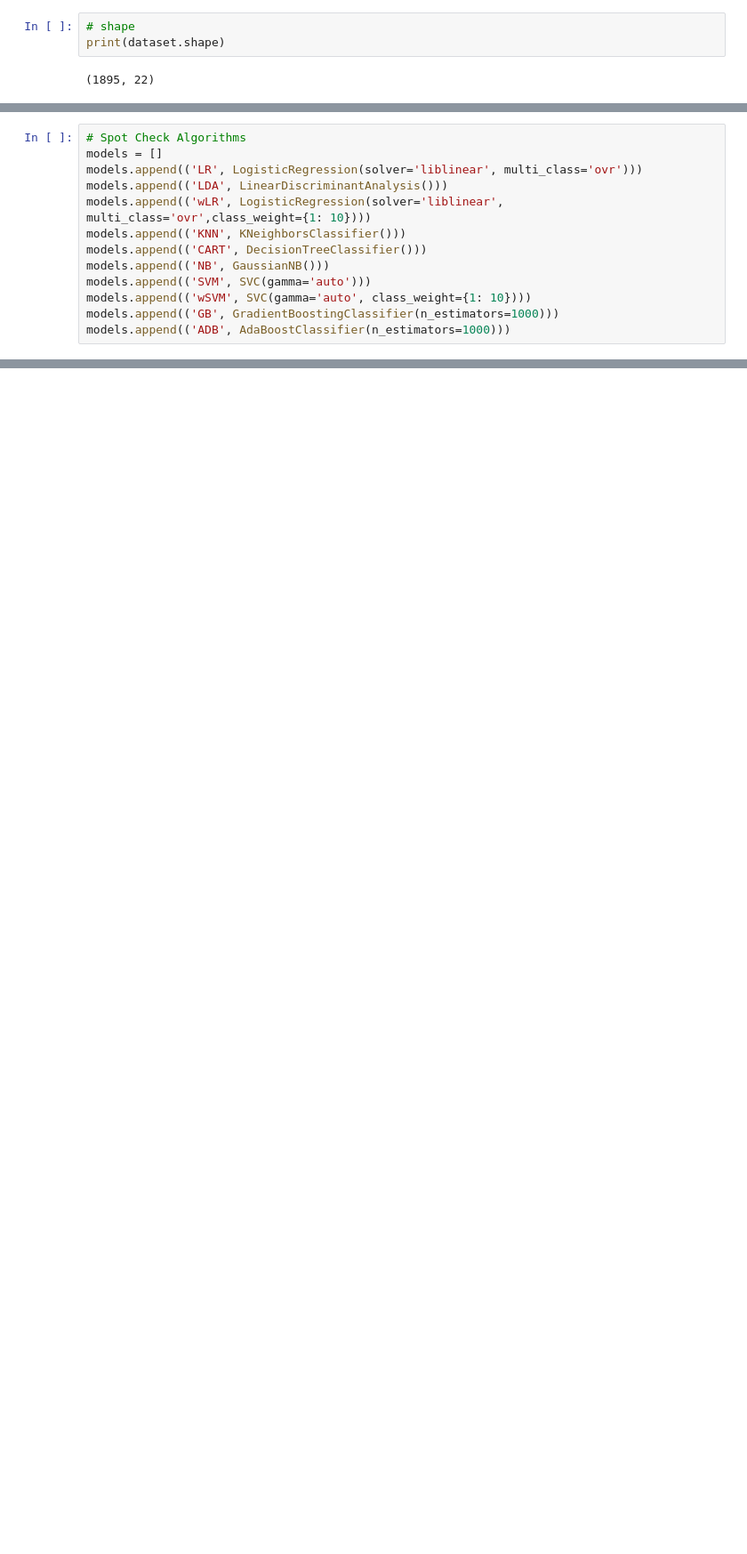
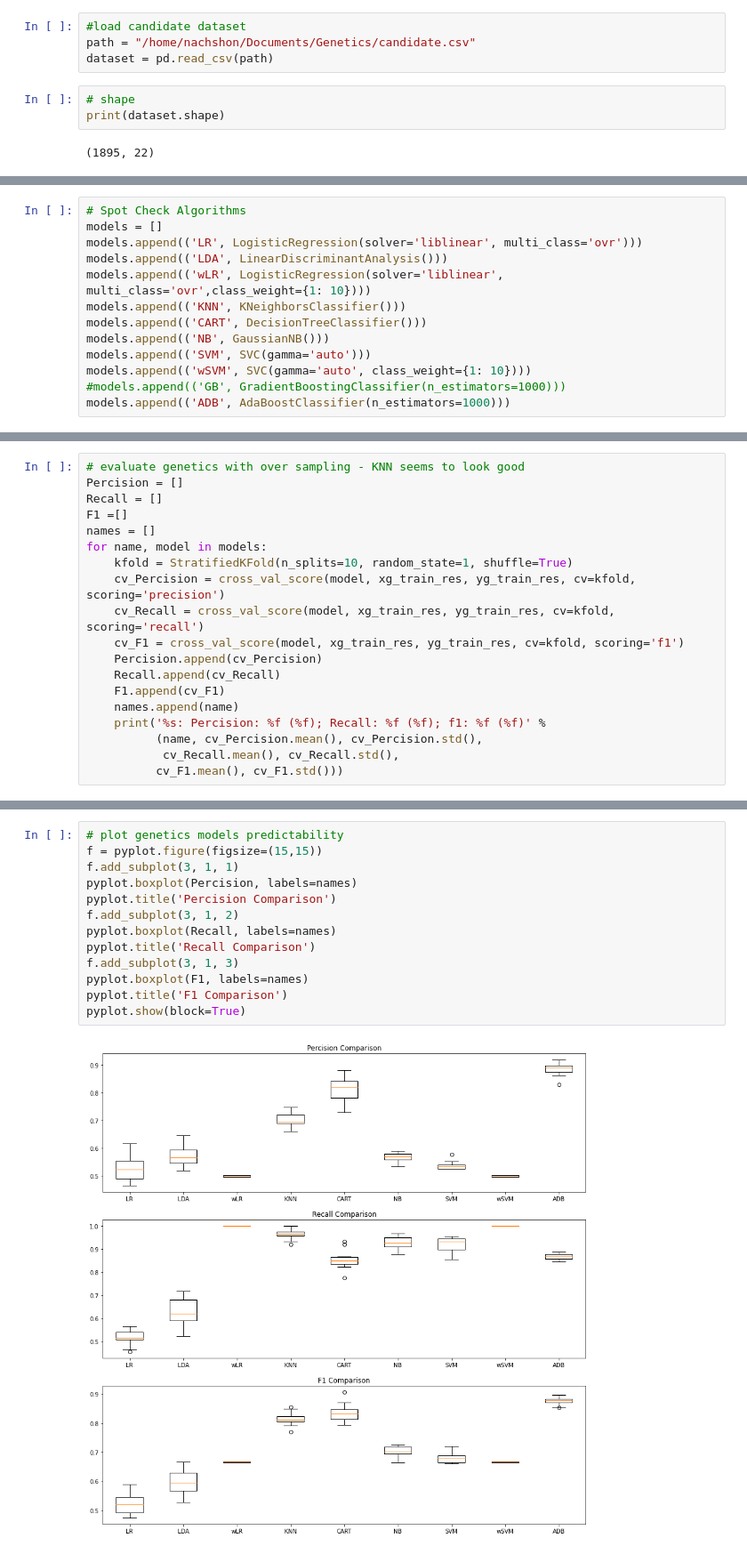
Before and after one commit to KoremNSN/Genetics, a Jupyter notebook: ML_candidate.ipynb, the cells around one changed output, grey strips where cells are left out. Shown at 89% size. Cells and saved outputs as stored; diff of their text form; blank space fills up the shorter version.

```diff
--- a/ML_candidate.ipynb
+++ b/ML_candidate.ipynb
@@ -23,3 +17,7 @@ dataset = pd.read_csv(path)
+# %%
+#load candidate dataset
+path = "/home/nachshon/Documents/Genetics/candidate.csv"
+dataset = pd.read_csv(path)
 # %%
 # shape
 print(dataset.shape)
@@ -137,5 +138,5 @@ models.append(('CART', DecisionTreeClassifier()))
 models.append(('NB', GaussianNB()))
 models.append(('SVM', SVC(gamma='auto')))
 models.append(('wSVM', SVC(gamma='auto', class_weight={1: 10})))
-models.append(('GB', GradientBoostingClassifier(n_estimators=1000)))
+#models.append(('GB', GradientBoostingClassifier(n_estimators=1000)))
 models.append(('ADB', AdaBoostClassifier(n_estimators=1000)))
@@ -141,0 +175,19 @@ models.append(('ADB', AdaBoostClassifier(n_estimators=1000)))
+# %%
+# evaluate genetics with over sampling - KNN seems to look good
+Percision = []
+Recall = []
+F1 =[]
+names = []
+for name, model in models:
+    kfold = StratifiedKFold(n_splits=10, random_state=1, shuffle=True)
+    cv_Percision = cross_val_score(model, xg_train_res, yg_train_res, cv=kfold, scoring='precision')
+    cv_Recall = cross_val_score(model, xg_train_res, yg_train_res, cv=kfold, scoring='recall')
+    cv_F1 = cross_val_score(model, xg_train_res, yg_train_res, cv=kfold, scoring='f1')
+    Percision.append(cv_Percision)
+    Recall.append(cv_Recall)
+    F1.append(cv_F1)
+    names.append(name)
+    print('%s: Percision: %f (%f); Recall: %f (%f); f1: %f (%f)' %
+          (name, cv_Percision.mean(), cv_Percision.std(),
+           cv_Recall.mean(), cv_Recall.std(),
+          cv_F1.mean(), cv_F1.std()))
@@ -141,0 +204,15 @@ models.append(('ADB', AdaBoostClassifier(n_estimators=1000)))
+# %%
+# plot genetics models predictability
+f = pyplot.figure(figsize=(15,15))
+f.add_subplot(3, 1, 1)
+pyplot.boxplot(Percision, labels=names)
+pyplot.title('Percision Comparison')
+f.add_subplot(3, 1, 2)
+pyplot.boxplot(Recall, labels=names)
+pyplot.title('Recall Comparison')
+f.add_subplot(3, 1, 3)
+pyplot.boxplot(F1, labels=names)
+pyplot.title('F1 Comparison')
+pyplot.show(block=True)
+# %% [output]
+[figure, added]
```
Also changed, not shown: parts of 37 cells of this notebook.
